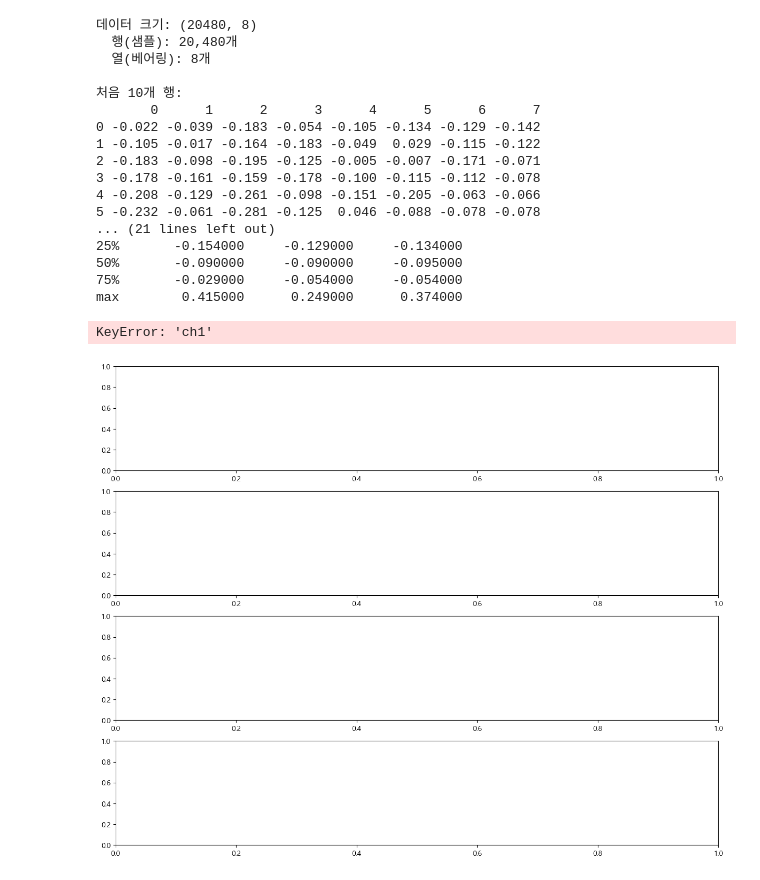
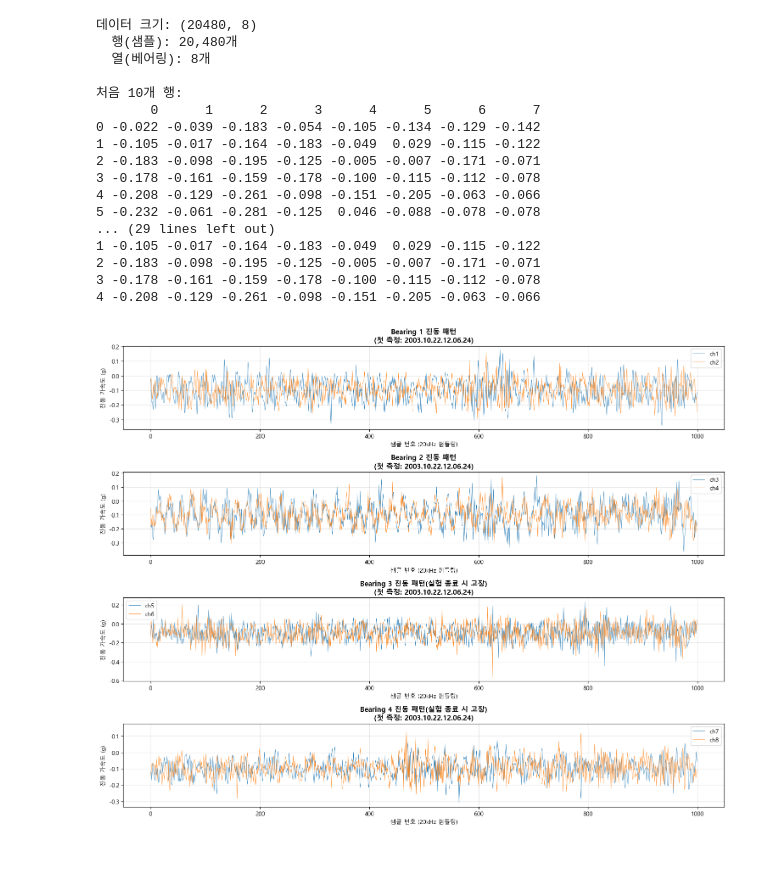
Before and after one commit to drfxsw/portfolio_plc, a Jupyter notebook: project_failure/researching/01_data_exploration.ipynb, the cells around one changed output. Saved outputs shown, nothing was run; the diff lists cells and outputs as text; code cells hidden in the pictures.

```diff
--- a/project_failure/researching/01_data_exploration.ipynb
+++ b/project_failure/researching/01_data_exploration.ipynb
@@ -56,6 +56,12 @@ print(df_sample.head(10))
 
 print(f"\n기본 통계:")
 print(df_sample.describe())
+
+# 컬럼 이름 지정
+df_sample.columns = ['ch1', 'ch2', 'ch3', 'ch4', 'ch5', 'ch6', 'ch7', 'ch8']
+
+print(f"\n컬럼 이름 지정 완료:")
+print(df_sample.head())
 # %% [output]
 데이터 크기: (20480, 8)
   행(샘플): 20,480개
@@ -69,11 +75,11 @@ print(df_sample.describe())
 3 -0.178 -0.161 -0.159 -0.178 -0.100 -0.115 -0.112 -0.078
 4 -0.208 -0.129 -0.261 -0.098 -0.151 -0.205 -0.063 -0.066
 5 -0.232 -0.061 -0.281 -0.125  0.046 -0.088 -0.078 -0.078
-... (21 lines left out)
-25%       -0.154000     -0.129000     -0.134000
-50%       -0.090000     -0.090000     -0.095000
-75%       -0.029000     -0.054000     -0.054000
-max        0.415000      0.249000      0.374000
+... (29 lines left out)
+1 -0.105 -0.017 -0.164 -0.183 -0.049  0.029 -0.115 -0.122
+2 -0.183 -0.098 -0.195 -0.125 -0.005 -0.007 -0.171 -0.071
+3 -0.178 -0.161 -0.159 -0.178 -0.100 -0.115 -0.112 -0.078
+4 -0.208 -0.129 -0.261 -0.098 -0.151 -0.205 -0.063 -0.066
 # %%
 # 3. 진동 패턴 시각화
 
@@ -82,33 +88,34 @@ bearings = {
     'Bearing 1': ['ch1', 'ch2'],
     'Bearing 2': ['ch3', 'ch4'],
     'Bearing 3': ['ch5', 'ch6'],  # 내륜결함 (inner race fault)
     'Bearing 4': ['ch7', 'ch8']   # 롤러 요소 결함 (roller element fault)
 }
 
 # 시각화
+# 한글
+plt.rcParams['font.family'] = 'Malgun Gothic'
 fig, axes = plt.subplots(4, 1, figsize=(15, 12))
 
 for idx, (bearing_name, channels) in enumerate(bearings.items()):
     ax = axes[idx]
 
     # 처음 1000개만 플롯 (전체 20,480개는 너무 많음)
     for ch in channels:
         ax.plot(df_sample[ch].iloc[:1000], label=ch, linewidth=0.5)
 
     # 고장 베어링 표시
     title = f'{bearing_name} 진동 패턴'
     if bearing_name in ['Bearing 3', 'Bearing 4']:
-        title += ' ⚠️ (실험 종료 시 고장)'
+        title += '(실험 종료 시 고장)'
 
     ax.set_title(f'{title}\n(첫 측정: {first_file})',
                  fontsize=12, fontweight='bold')
     ax.set_xlabel('샘플 번호 (20kHz 샘플링)')
     ax.set_ylabel('진동 가속도 (g)')
     ax.legend()
     ax.grid(True, alpha=0.3)
 
 plt.tight_layout()
 plt.show()
 # %% [output]
-KeyError: 'ch1'
-[figure, old version]
+[figure, new version]
```
Also changed, not shown: parts of 7 cells of this notebook, 1 other file.
